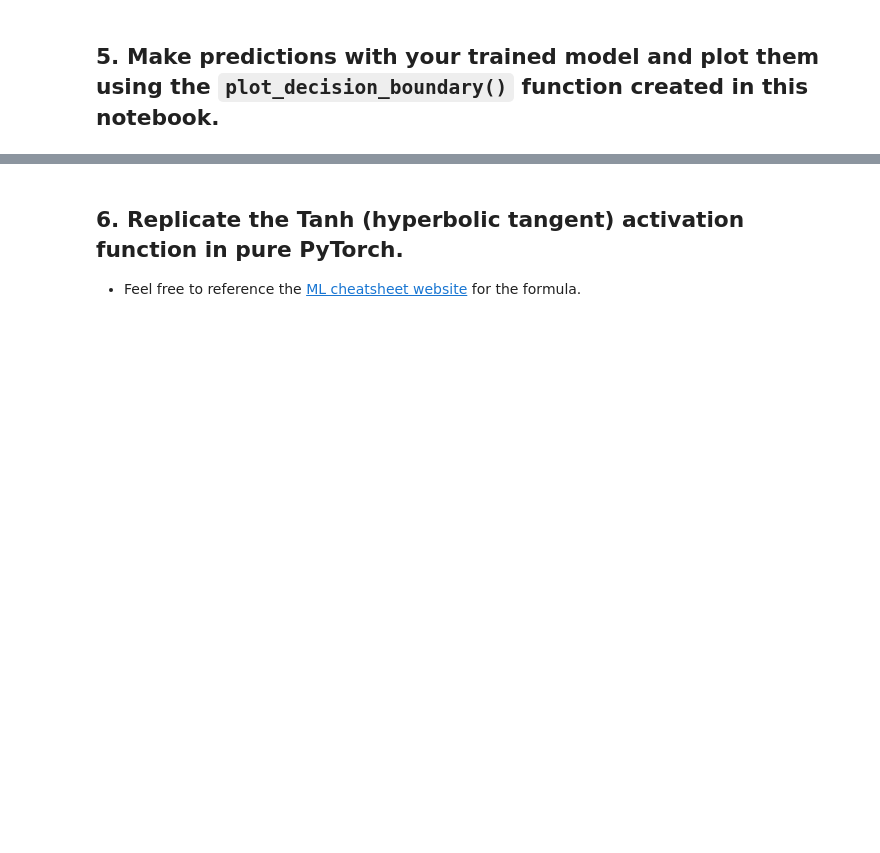
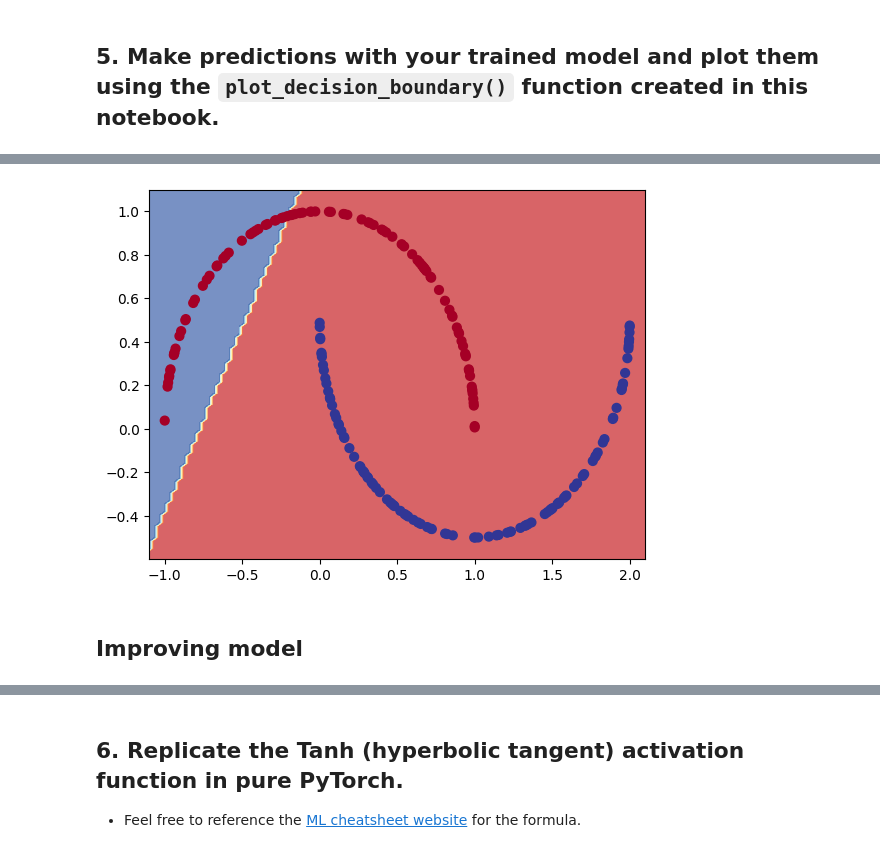
Before and after one commit to gsimassouza/pytorch-deep-learning, a Jupyter notebook: extras/exercises/02_pytorch_classification_exercises.ipynb, the cells around one changed output, grey strips where cells are left out. Drawn from its saved outputs; the diff is of its cells as text; code cells hidden in the pictures; blank space fills up the shorter version.

```diff
--- a/extras/exercises/02_pytorch_classification_exercises.ipynb
+++ b/extras/exercises/02_pytorch_classification_exercises.ipynb
@@ -121,9 +149,11 @@ MoonModelV0(
 ## 3. Setup a binary classification compatible loss function and optimizer to use when training the model built in 2.
 # %%
 # Setup loss function
-lf =
+loss_fn = nn.BCEWithLogitsLoss()
 
 # Setup optimizer to optimize model's parameters
+opt = optim.SGD(params=model_0.parameters(),
+                lr=0.1)
 # %% [markdown]
 ## 4. Create a training and testing loop to fit the model you created in 2 to the data you created in 1.
   * Do a forward pass of the model to see what's coming out in the form of logits, prediction probabilities and labels.
@@ -135,14 +196,19 @@ lf =
 
 # logits (raw outputs of model)
 print("Logits:")
-## Your code here ##
+y_logits = model_0(X.to(device))[:5]
+print(y_logits)
 
 # Prediction probabilities
 print("Pred probs:")
 ## Your code here ##
+y_pred_probs = torch.sigmoid(y_logits)
+print(y_pred_probs)
 
 # Prediction labels
 print("Pred labels:")
 ## Your code here ##
+y_preds = torch.round(y_pred_probs)
+print(y_preds)
 # %% [output]
 Logits:
@@ -154,5 +223,5 @@ Pred labels:
 from torchmetrics import Accuracy
 
 ## TODO: Uncomment this code to use the Accuracy function
-# acc_fn = Accuracy(task="multiclass", num_classes=2).to(device) # send accuracy function to device
-# acc_fn
+acc_fn = Accuracy(task="multiclass", num_classes=2).to(device) # send accuracy function to device
+acc_fn
@@ -245,3 +327,5 @@ def plot_decision_boundary(model, X, y):
     plt.scatter(X[:, 0], X[:, 1], c=y, s=40, cmap=plt.cm.RdYlBu)
     plt.xlim(xx.min(), xx.max())
     plt.ylim(yy.min(), yy.max())
+# %%
+train_model(model_0, optimizer=opt)
@@ -248,2 +343,8 @@ def plot_decision_boundary(model, X, y):
 # %%
 # Plot decision boundaries for training and test sets
+# plot_decision_boundary(model_0, X_train, y_train)
+plot_decision_boundary(model_0, X_test,  y_test )
+# %% [output]
+[figure, added]
+# %% [markdown]
+## Improving model
```
Also changed, not shown: parts of 21 cells of this notebook.
